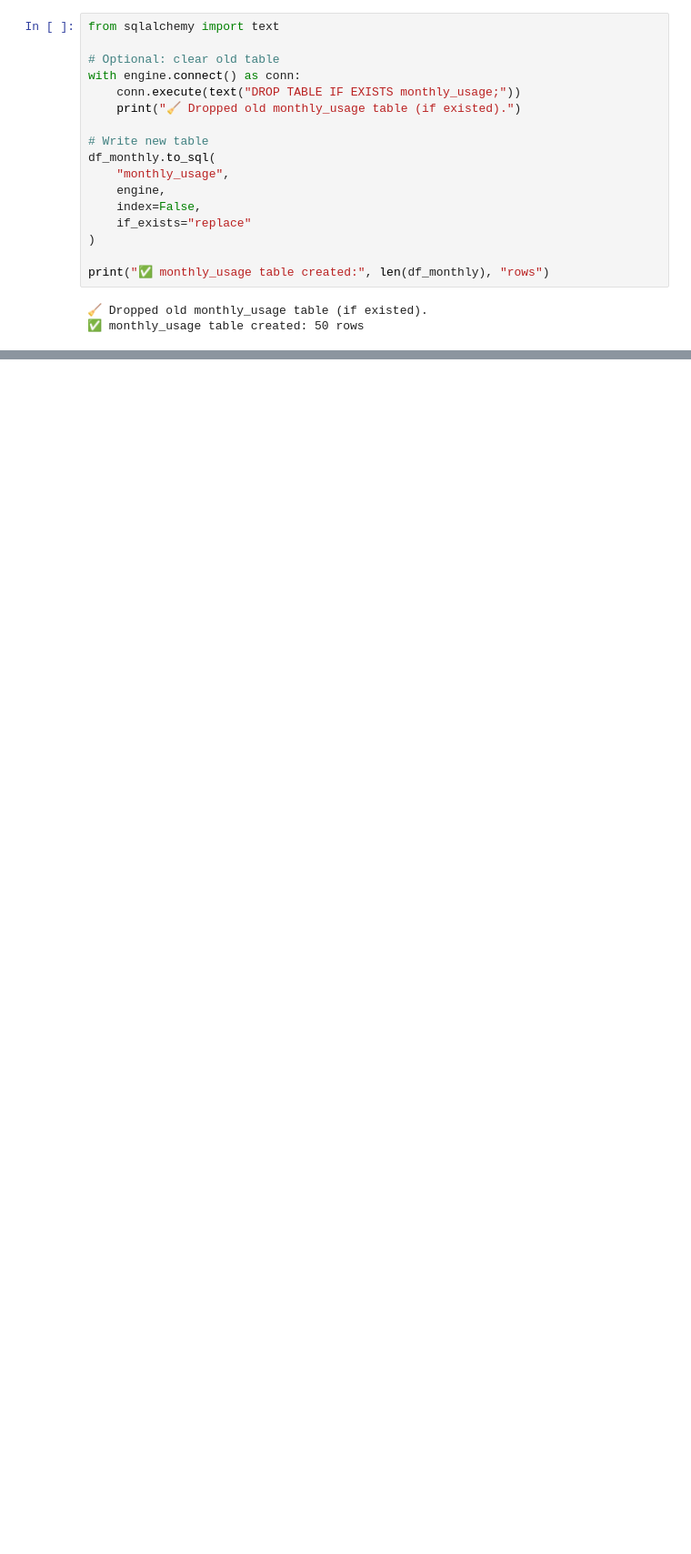
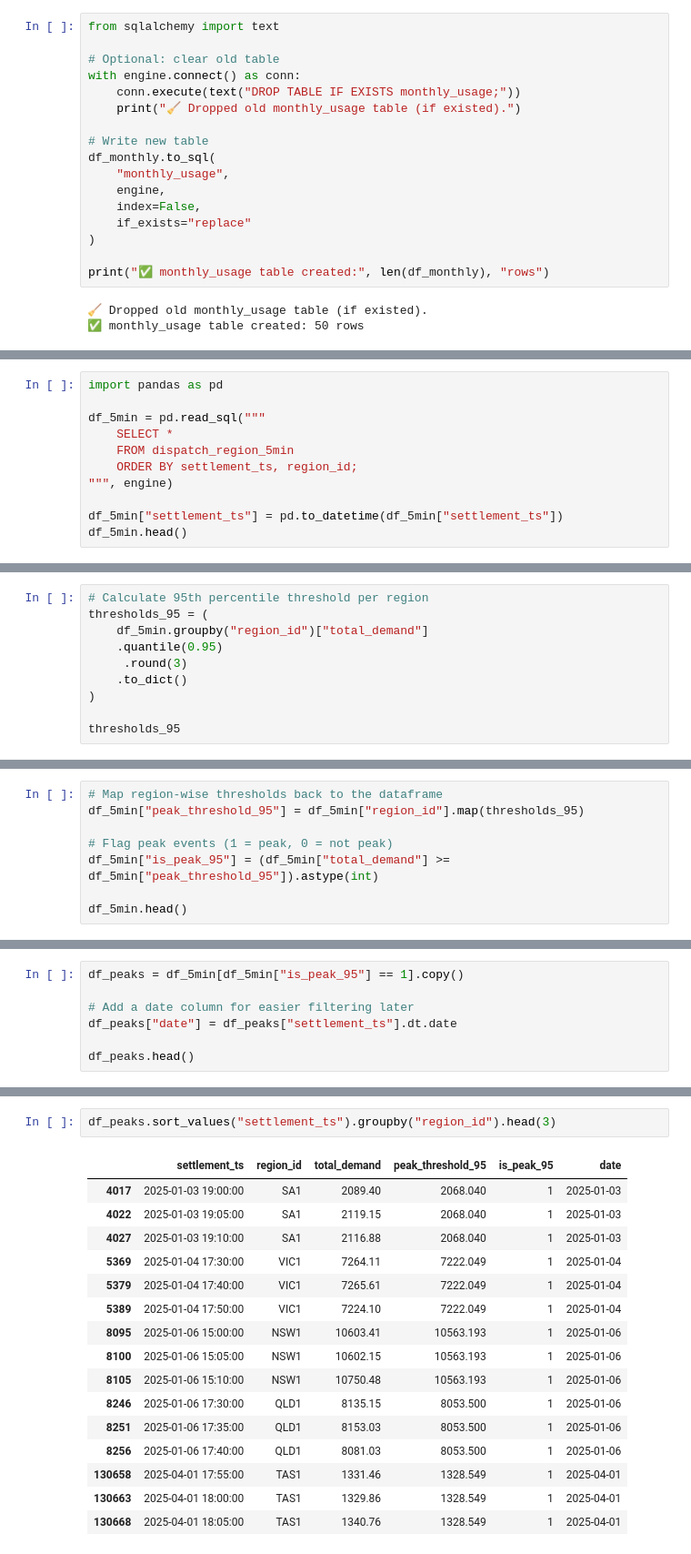
Before and after one commit to Vivekarya05/nem-usage-reports, a Jupyter notebook: montly_usage.ipynb, the cells around one changed output, grey strips where cells are left out. Shown at 91% size. Cells and saved outputs as stored; diff of their text form; blank space fills up the shorter version.

```diff
--- a/montly_usage.ipynb
+++ b/montly_usage.ipynb
@@ -187,0 +190,11 @@ print("✅ monthly_usage table created:", len(df_monthly), "rows")
+# %%
+import pandas as pd
+
+df_5min = pd.read_sql("""
+    SELECT *
+    FROM dispatch_region_5min
+    ORDER BY settlement_ts, region_id;
+""", engine)
+
+df_5min["settlement_ts"] = pd.to_datetime(df_5min["settlement_ts"])
+df_5min.head()
@@ -187,0 +212,10 @@ print("✅ monthly_usage table created:", len(df_monthly), "rows")
+# %%
+# Calculate 95th percentile threshold per region
+thresholds_95 = (
+    df_5min.groupby("region_id")["total_demand"]
+    .quantile(0.95)
+     .round(3)
+    .to_dict()
+)
+
+thresholds_95
@@ -187,0 +230,8 @@ print("✅ monthly_usage table created:", len(df_monthly), "rows")
+# %%
+# Map region-wise thresholds back to the dataframe
+df_5min["peak_threshold_95"] = df_5min["region_id"].map(thresholds_95)
+
+# Flag peak events (1 = peak, 0 = not peak)
+df_5min["is_peak_95"] = (df_5min["total_demand"] >= df_5min["peak_threshold_95"]).astype(int)
+
+df_5min.head()
@@ -187,0 +245,7 @@ print("✅ monthly_usage table created:", len(df_monthly), "rows")
+# %%
+df_peaks = df_5min[df_5min["is_peak_95"] == 1].copy()
+
+# Add a date column for easier filtering later
+df_peaks["date"] = df_peaks["settlement_ts"].dt.date
+
+df_peaks.head()
@@ -187,0 +271,19 @@ print("✅ monthly_usage table created:", len(df_monthly), "rows")
+# %%
+df_peaks.sort_values("settlement_ts").groupby("region_id").head(3)
+# %% [output]
+|  | settlement_ts | region_id | total_demand | peak_threshold_95 | is_peak_95 | date |
+| 4017 | 2025-01-03 19:00:00 | SA1 | 2089.40 | 2068.040 | 1 | 2025-01-03 |
+| 4022 | 2025-01-03 19:05:00 | SA1 | 2119.15 | 2068.040 | 1 | 2025-01-03 |
+| 4027 | 2025-01-03 19:10:00 | SA1 | 2116.88 | 2068.040 | 1 | 2025-01-03 |
+| 5369 | 2025-01-04 17:30:00 | VIC1 | 7264.11 | 7222.049 | 1 | 2025-01-04 |
+| 5379 | 2025-01-04 17:40:00 | VIC1 | 7265.61 | 7222.049 | 1 | 2025-01-04 |
+| 5389 | 2025-01-04 17:50:00 | VIC1 | 7224.10 | 7222.049 | 1 | 2025-01-04 |
+| 8095 | 2025-01-06 15:00:00 | NSW1 | 10603.41 | 10563.193 | 1 | 2025-01-06 |
+| 8100 | 2025-01-06 15:05:00 | NSW1 | 10602.15 | 10563.193 | 1 | 2025-01-06 |
+| 8105 | 2025-01-06 15:10:00 | NSW1 | 10750.48 | 10563.193 | 1 | 2025-01-06 |
+| 8246 | 2025-01-06 17:30:00 | QLD1 | 8135.15 | 8053.500 | 1 | 2025-01-06 |
+| 8251 | 2025-01-06 17:35:00 | QLD1 | 8153.03 | 8053.500 | 1 | 2025-01-06 |
+| 8256 | 2025-01-06 17:40:00 | QLD1 | 8081.03 | 8053.500 | 1 | 2025-01-06 |
+| 130658 | 2025-04-01 17:55:00 | TAS1 | 1331.46 | 1328.549 | 1 | 2025-04-01 |
+| 130663 | 2025-04-01 18:00:00 | TAS1 | 1329.86 | 1328.549 | 1 | 2025-04-01 |
+| 130668 | 2025-04-01 18:05:00 | TAS1 | 1340.76 | 1328.549 | 1 | 2025-04-01 |
```
Also changed, not shown: parts of 10 cells of this notebook, 2 other files.
